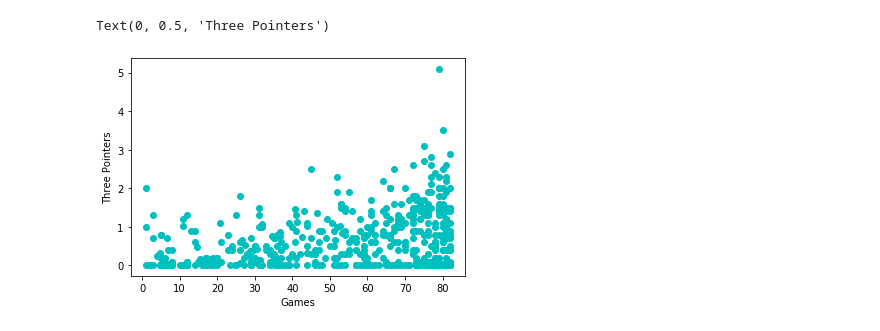
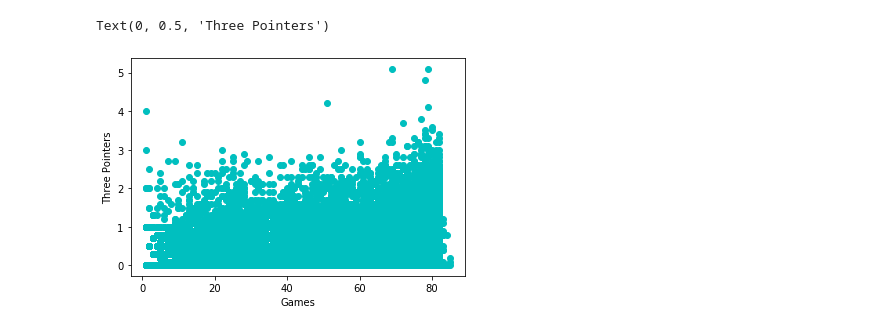
Before and after one commit to alexilyin1/NBA_data_mine, a Jupyter notebook: NBA Scraper.ipynb, the cells around one changed output. Saved outputs shown, nothing was run; the diff lists cells and outputs as text; code cells hidden in the pictures.

Commit message:
fix data files

```diff
--- a/NBA Scraper.ipynb
+++ b/NBA Scraper.ipynb
@@ -172,0 +136,9 @@ df
+# %%
+import os
+
+csv_list = []
+for files in os.listdir('data/'):
+    csv_list.append(files)
+
+combined_csv = pd.concat([pd.read_csv('data/' + f) for f in csv_list])
+combined_csv.to_csv("combined_csv.csv", index=False, encoding='utf-8-sig')
@@ -173,12 +148,12 @@ df
 # %%
 import matplotlib.pyplot as plt
 
-plt.scatter('Games', 'Three Pointers', c='c', data = df)
+plt.scatter('Games', 'Three Pointers', c='c', data = combined_csv)
 plt.xlabel('Games')
 plt.ylabel('Three Pointers')
 # %% [output]
 Text(0, 0.5, 'Three Pointers')
-[figure, old version]
+[figure, new version]
 # %%
 from sklearn.linear_model import LinearRegression
 from sklearn.metrics import mean_squared_error
```
Also changed, not shown: parts of 13 cells of this notebook.
